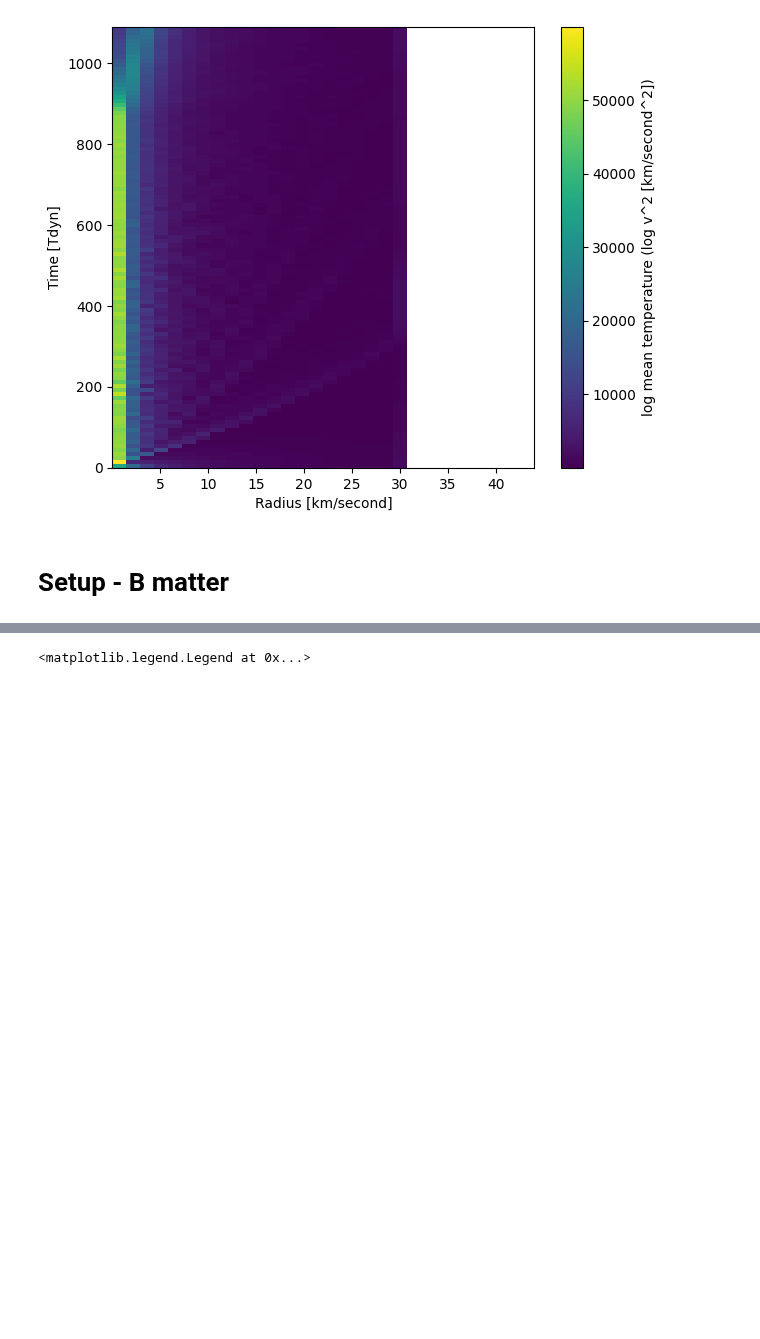
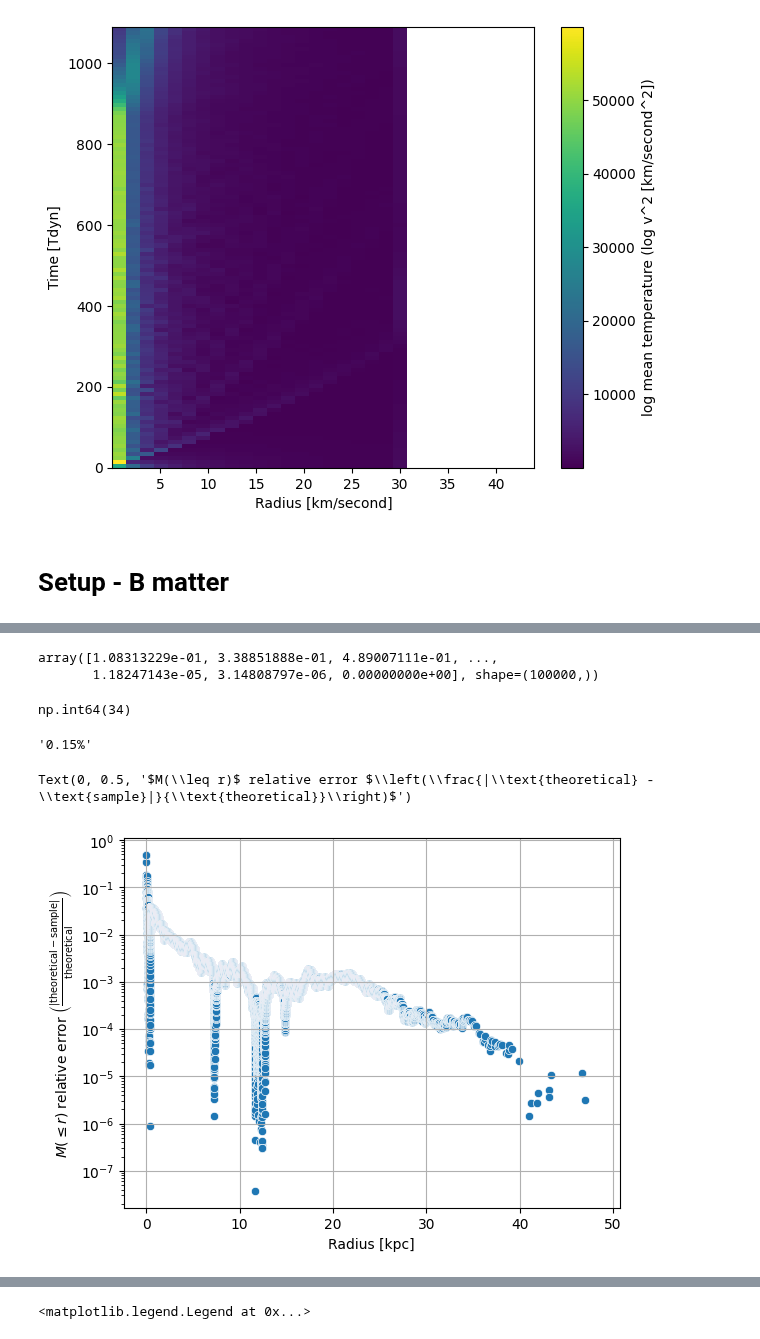
Before and after one commit to Rotem-Barnea/pySIDM, a Jupyter notebook: analysis/run.ipynb, the cells around one changed output, grey strips where cells are left out. Cells and saved outputs as stored; diff of their text form; code cells hidden in the pictures; blank space fills up the shorter version.

```diff
--- a/analysis/run.ipynb
+++ b/analysis/run.ipynb
@@ -139,0 +138,44 @@ ValueError: all the input array dimensions except for the concatenation axis mus
+# %%
+n_particles = int(1e5)
+dm_density.unit_mass = dm_density.Mtot/n_particles
+# rolls = np.sort(np.abs(dm_density.roll_r(n_particles)))
+halo = Halo.setup(density=dm_density,steps_per_Tdyn=steps_per_Tdyn,n_particles=n_particles)
+
+halo.sort_particles()
+r = halo.r.copy()
+vp = halo.vp.copy()
+
+theoretical = dm_density.M(r)
+# theoretical = dm_density.calculate_theoretical_M(rolls)
+theoretical *= dm_density.Mtot/theoretical[-1]
+simulation = physics.utils.M_below(r,unit_mass=dm_density.unit_mass,method='rank presorted')
+rel_error = np.abs(theoretical-simulation)/theoretical
+# %%
+a_simulation = -G*simulation/r**2#+vp**2/r
+a_theoretical = -G*theoretical/r**2#+vp**2/r
+a_rel_error = np.abs((a_theoretical-a_simulation)/a_theoretical)
+# %%
+a_rel_error
+# %% [output]
+array([1.08313229e-01, 3.38851888e-01, 4.89007111e-01, ...,
+       1.18247143e-05, 3.14808797e-06, 0.00000000e+00], shape=(100000,))
+# %%
+(rel_error > 0.1).sum()
+# %% [output]
+np.int64(34)
+# %%
+f'{mask.mean():.2%}'
+# %% [output]
+'0.15%'
+# %%
+# mask = rolls < 0.1
+ax = sns.scatterplot(x=r,y=a_rel_error)
+# ax = sns.scatterplot(x=rolls[mask]*1000,y=a_rel_error[mask])
+ax.set(yscale='log')
+ax.grid(True)
+ax.set_xlabel('Radius [kpc]')
+# ax.set_xlabel('Radius [pc]')
+ax.set_ylabel(r'$M(\leq r)$ relative error $\left(\frac{|\text{theoretical} - \text{sample}|}{\text{theoretical}}\right)$')
+# %% [output]
+Text(0, 0.5, '$M(\\leq r)$ relative error $\\left(\\frac{|\\text{theoretical} - \\text{sample}|}{\\text{theoretical}}\\right)$')
+[figure, added]
```
Also changed, not shown: parts of 2 cells of this notebook, 3 other files.
